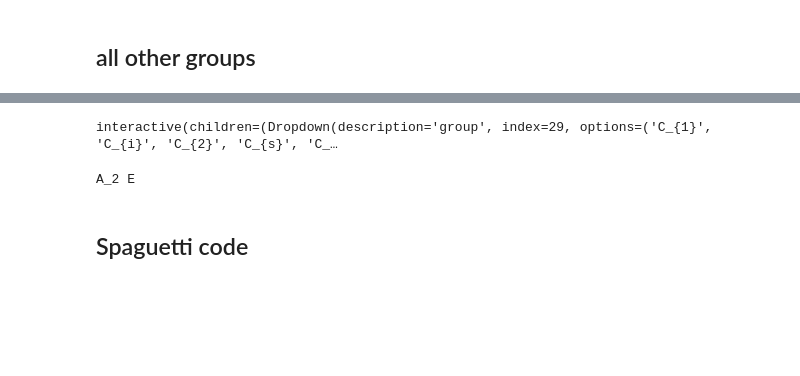
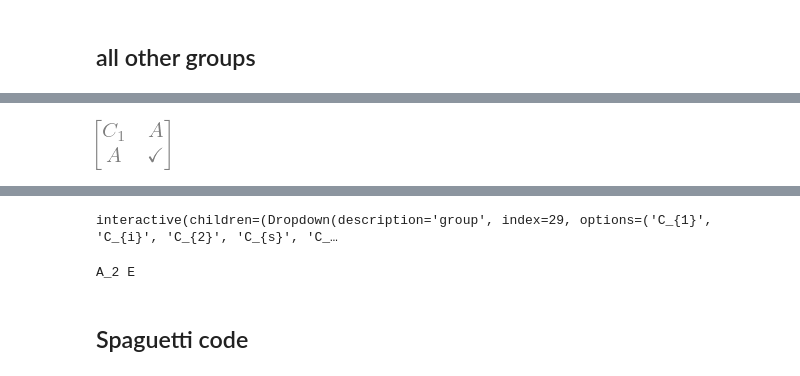
Before and after one commit to zia-lab/qdef, a Jupyter notebook: ClebschG.ipynb, the cells around one changed output, grey strips where cells are left out. Saved outputs shown, nothing was run; the diff lists cells and outputs as text; code cells hidden in the pictures; blank space fills up the shorter version.

```diff
--- a/ClebschG.ipynb
+++ b/ClebschG.ipynb
@@ -97,0 +361,7 @@ cg_symbol(component_labels[irep1][0],
+# %%
+irreps = group.irrep_labels
+# %%
+all_cgs = []
+for irrep_0 in irreps:
+    for irrep_1 in irreps:
+        all_cgs.append(group_clebsch_gordan_coeffs(group, irrep_0, irrep_1, rep_rules = True))
@@ -99,0 +398,27 @@ cg_symbol(component_labels[irep1][0],
+# %%
+all_group_labels = CPGs.all_group_labels
+grup_ir = {k:CPGs.get_group_by_label(k).irrep_labels for k in CPGs.all_group_labels}
+# %%
+test_matrices = {}
+good_counter = 0
+bad_counter = 0
+for group_label in all_group_labels:
+    print(group_label,end='|')
+    the_group = CPGs.get_group_by_label(group_label)
+    the_irreps = the_group.irrep_labels
+    test_mat = [[sp.Symbol(group_label)]+the_irreps]
+    for irrep_0 in the_irreps:
+        test_row = [irrep_0]
+        for irrep_1 in the_irreps:
+            try:
+                cgs = group_clebsch_gordan_coeffs(the_group,
+                                        irrep_0,
+                                        irrep_1,
+                                        rep_rules=False)[2]
+                test_row.append(sp.Symbol(r'\checkmark'))
+                good_counter += 1
+            except:
+                test_row.append(sp.Symbol(r'\times'))
+                bad_counter += 1
+        test_mat.append(test_row)
+    test_matrices[group_label] = sp.Matrix(test_mat)
@@ -99,0 +483,4 @@ cg_symbol(component_labels[irep1][0],
+# %%
+test_matrices[group_label]
+# %% [output]
+[figure, added]
```
Also changed, not shown: parts of 66 cells of this notebook, 2 other files.
